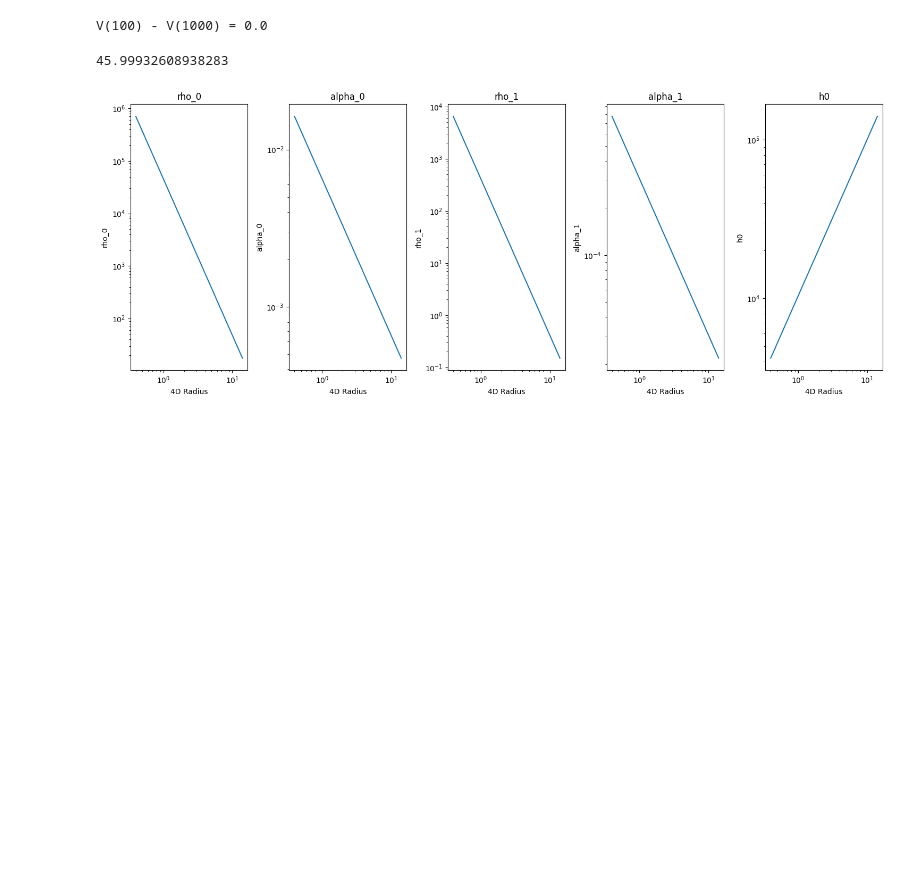
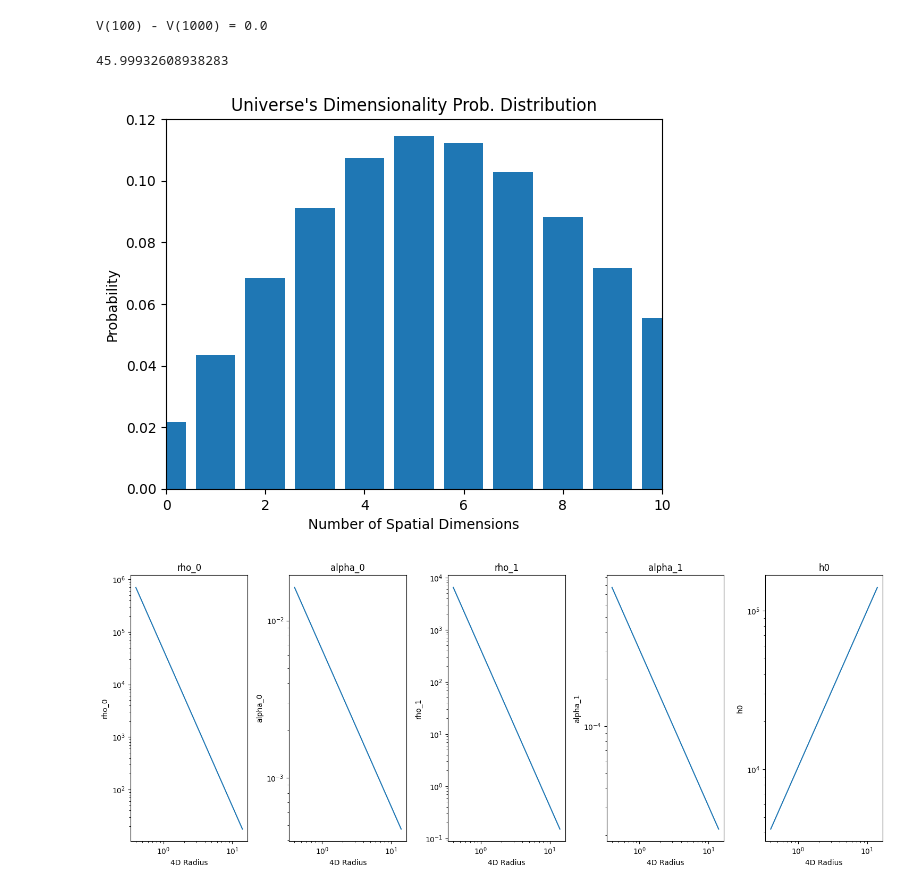
Before and after one commit to ny2292000/HU_GalaxyPackage, a Jupyter notebook: notebooks/HU_Galaxy_Notebook.ipynb, the cells around one changed output. Saved outputs shown, nothing was run; the diff lists cells and outputs as text; code cells hidden in the pictures; blank space fills up the shorter version.

```diff
--- a/notebooks/HU_Galaxy_Notebook.ipynb
+++ b/notebooks/HU_Galaxy_Notebook.ipynb
@@ -55,11 +55,33 @@ n2 = 1000
 print(f'V({n1}) - V({n2}) = {sumvolume(n1)-sumvolume(n2)}')
 # %% [output]
 V(100) - V(1000) = 0.0
-# %%
-n=54
-sumvolume(n+1)#-sumvolume(n)
-# %% [output]
-45.99932608938283
+# %%
+n=54
+sumvolume(n+1)#-sumvolume(n)
+# %% [output]
+45.99932608938283
+# %%
+import matplotlib.pyplot as plt
+import numpy as np
+def UniverseDimensionalityDistribution():
+    NormalizationFactor = sumvolume(55)
+    nU = np.zeros(20)
+    for i in np.arange(20):
+        nU[i] = calc_volume(i)
+    return nU/NormalizationFactor
+
+distribution = UniverseDimensionalityDistribution()
+dimensionality = np.arange(len(distribution))
+plt.bar(dimensionality, distribution)
+plt.xlabel("Number of Spatial Dimensions")
+plt.ylabel("Probability")
+plt.xlim(0,10)
+plt.ylim(0,0.12)
+plt.title("Universe's Dimensionality Prob. Distribution")
+plt.savefig("./Figures/UniverseDimensionality.png")
+plt.show()
+# %% [output]
+[figure, added]
 # %%
 import numpy as np
 import pandas as pd
```
Also changed, not shown: 6 other files.
